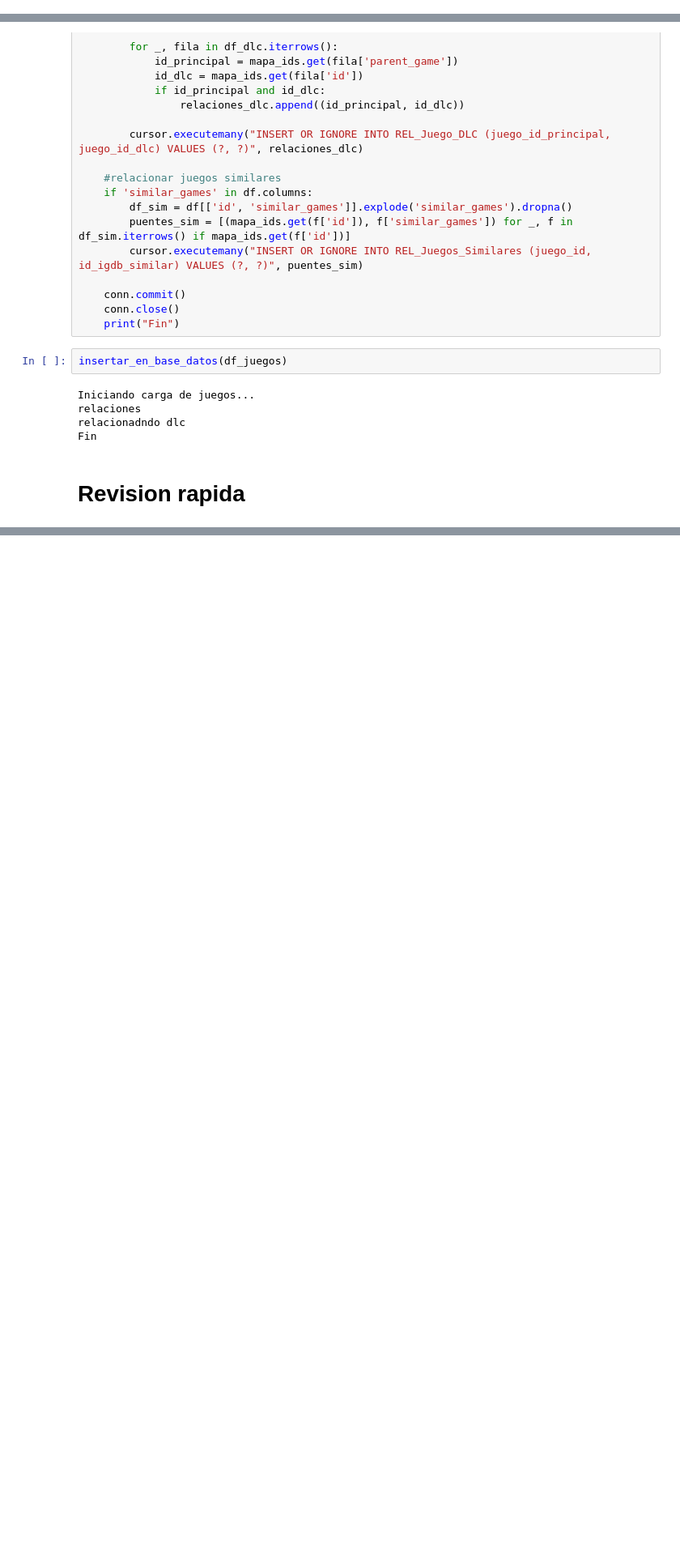
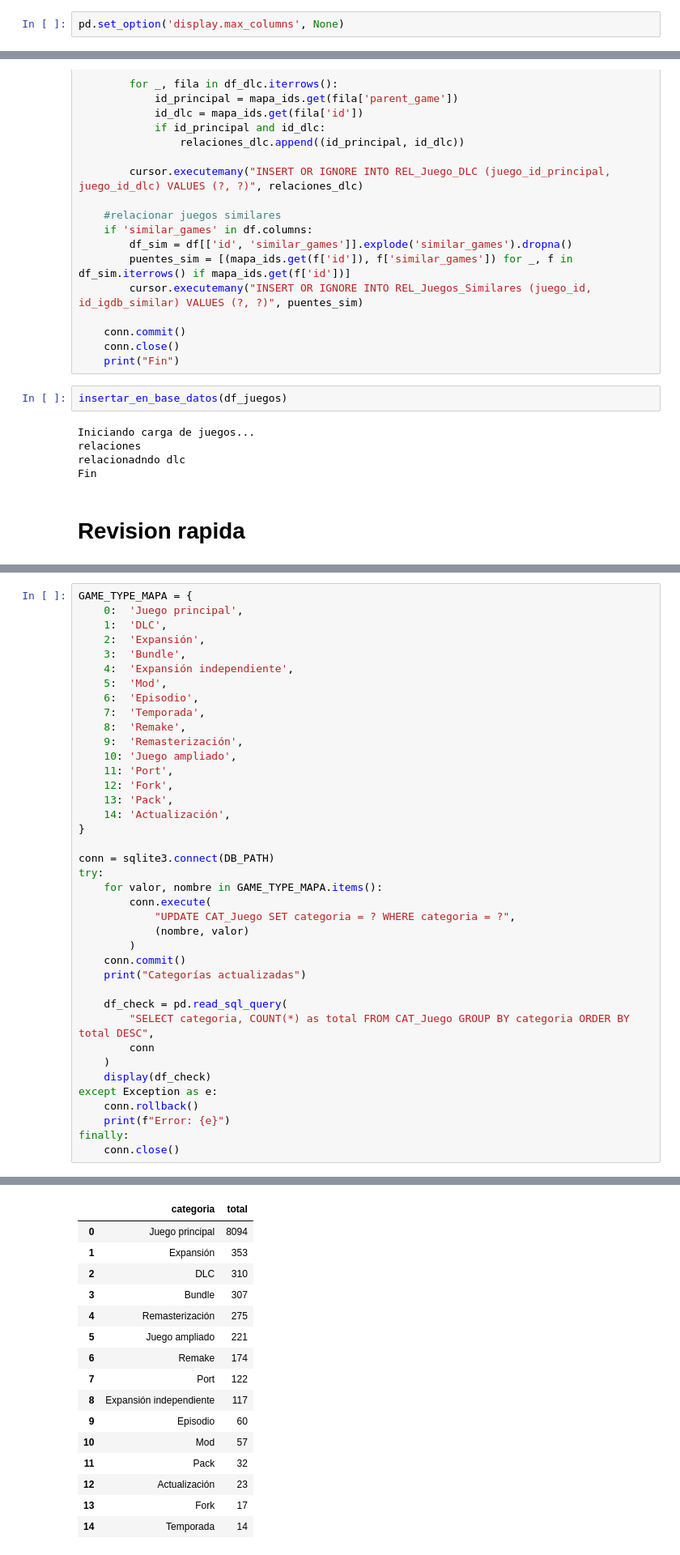
Before and after one commit to AdrianFrias/GAMELENS, a Jupyter notebook: notebooks/01_Extracion_IGDB.ipynb, the cells around one changed output, grey strips where cells are left out. Shown at 81% size. Drawn from its saved outputs; the diff is of its cells as text; blank space fills up the shorter version.

```diff
--- a/notebooks/01_Extracion_IGDB.ipynb
+++ b/notebooks/01_Extracion_IGDB.ipynb
@@ -9,6 +9,8 @@ import requests
 from dotenv import load_dotenv
 
 from pathlib import Path
+# %%
+pd.set_option('display.max_columns', None)
 # %% [markdown]
 # Configuraciones
 # %%
@@ -478,0 +503,40 @@ conexion.close()
+# %%
+GAME_TYPE_MAPA = {
+    0:  'Juego principal',
+    1:  'DLC',
+    2:  'Expansión',
+    3:  'Bundle',
+    4:  'Expansión independiente',
+    5:  'Mod',
+    6:  'Episodio',
+    7:  'Temporada',
+    8:  'Remake',
+    9:  'Remasterización',
+    10: 'Juego ampliado',
+    11: 'Port',
+    12: 'Fork',
+    13: 'Pack',
+    14: 'Actualización',
+}
+
+conn = sqlite3.connect(DB_PATH)
+try:
+    for valor, nombre in GAME_TYPE_MAPA.items():
+        conn.execute(
+            "UPDATE CAT_Juego SET categoria = ? WHERE categoria = ?",
+            (nombre, valor)
+        )
+    conn.commit()
+    print("Categorías actualizadas")
+
+    df_check = pd.read_sql_query(
+        "SELECT categoria, COUNT(*) as total FROM CAT_Juego GROUP BY categoria ORDER BY total DESC",
+        conn
+    )
+    display(df_check)
+except Exception as e:
+    conn.rollback()
+    print(f"Error: {e}")
+finally:
+    conn.close()
+# %% [output]
@@ -478,0 +544,16 @@ conexion.close()
+|  | categoria | total |
+| 0 | Juego principal | 8094 |
+| 1 | Expansión | 353 |
+| 2 | DLC | 310 |
+| 3 | Bundle | 307 |
+| 4 | Remasterización | 275 |
+| 5 | Juego ampliado | 221 |
+| 6 | Remake | 174 |
+| 7 | Port | 122 |
+| 8 | Expansión independiente | 117 |
+| 9 | Episodio | 60 |
+| 10 | Mod | 57 |
+| 11 | Pack | 32 |
+| 12 | Actualización | 23 |
+| 13 | Fork | 17 |
+| 14 | Temporada | 14 |
```
Also changed, not shown: parts of 10 cells of this notebook, 3 other files.
